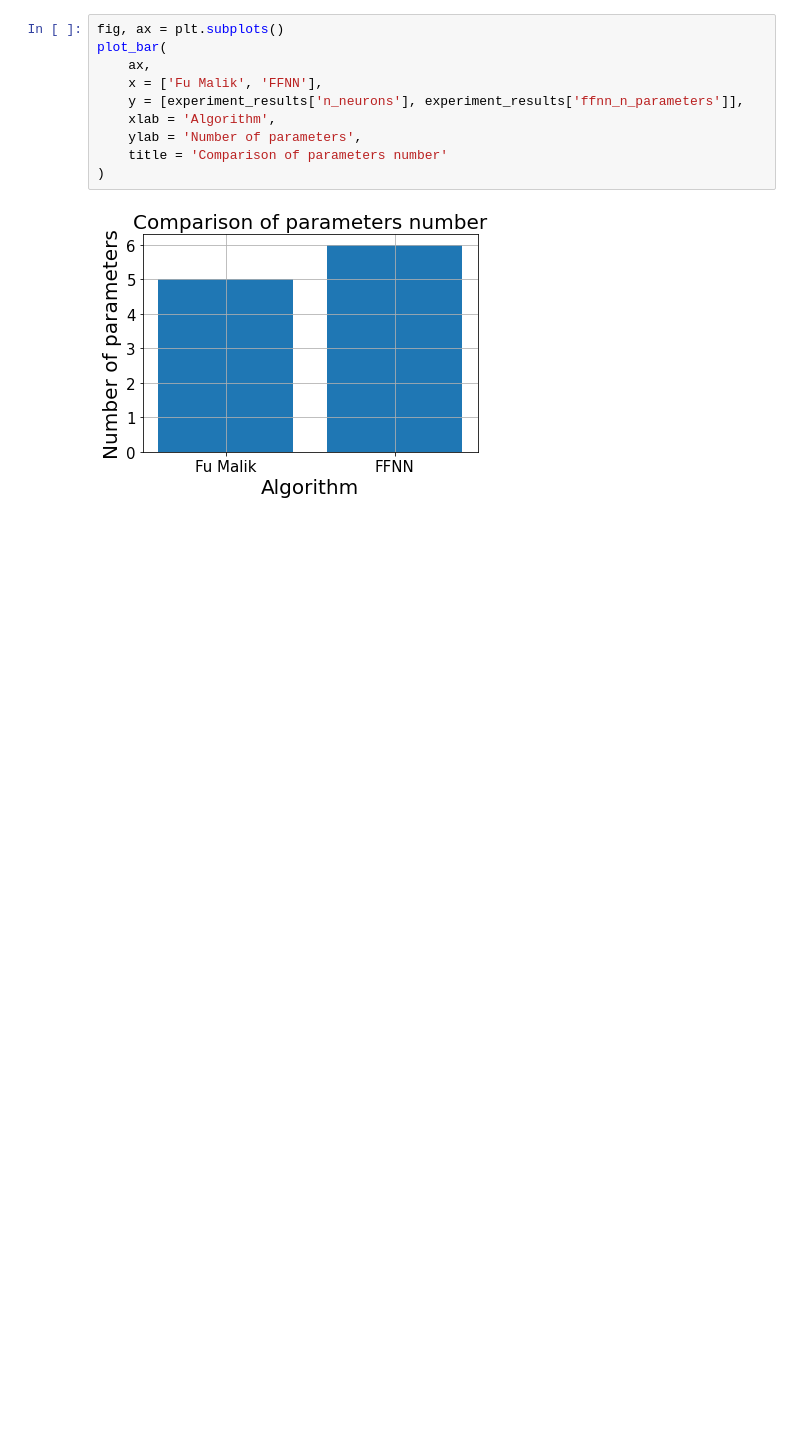
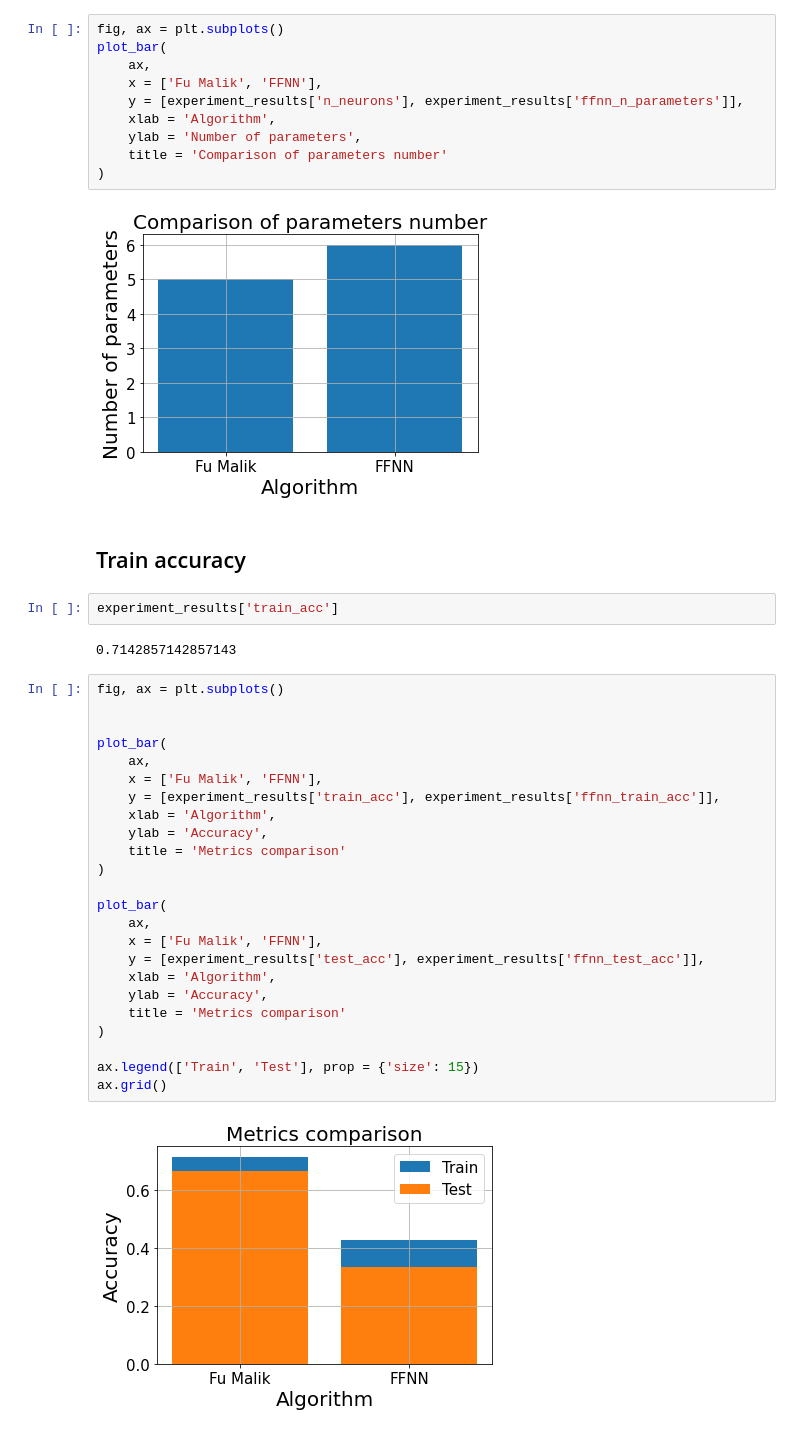
Before and after one commit to PashaIanko/Binarized-Neural-Network, a Jupyter notebook: main_refactor.ipynb, the cells around one changed output. Cells and saved outputs as stored; diff of their text form; blank space fills up the shorter version.

Commit message:
finished comparison with FFNN

```diff
--- a/main_refactor.ipynb
+++ b/main_refactor.ipynb
@@ -756,3 +756,35 @@ plot_bar(
 )
 # %% [output]
 [figure]
+# %% [markdown]
+## Train accuracy
+# %%
+experiment_results['train_acc']
+# %% [output]
+0.7142857142857143
+# %%
+fig, ax = plt.subplots()
+
+
+plot_bar(
+    ax,
+    x = ['Fu Malik', 'FFNN'],
+    y = [experiment_results['train_acc'], experiment_results['ffnn_train_acc']],
+    xlab = 'Algorithm',
+    ylab = 'Accuracy',
+    title = 'Metrics comparison'
+)
+
+plot_bar(
+    ax,
+    x = ['Fu Malik', 'FFNN'],
+    y = [experiment_results['test_acc'], experiment_results['ffnn_test_acc']],
+    xlab = 'Algorithm',
+    ylab = 'Accuracy',
+    title = 'Metrics comparison'
+)
+
+ax.legend(['Train', 'Test'], prop = {'size': 15})
+ax.grid()
+# %% [output]
+[figure, added]
```
Also changed, not shown: parts of 3 cells of this notebook.
